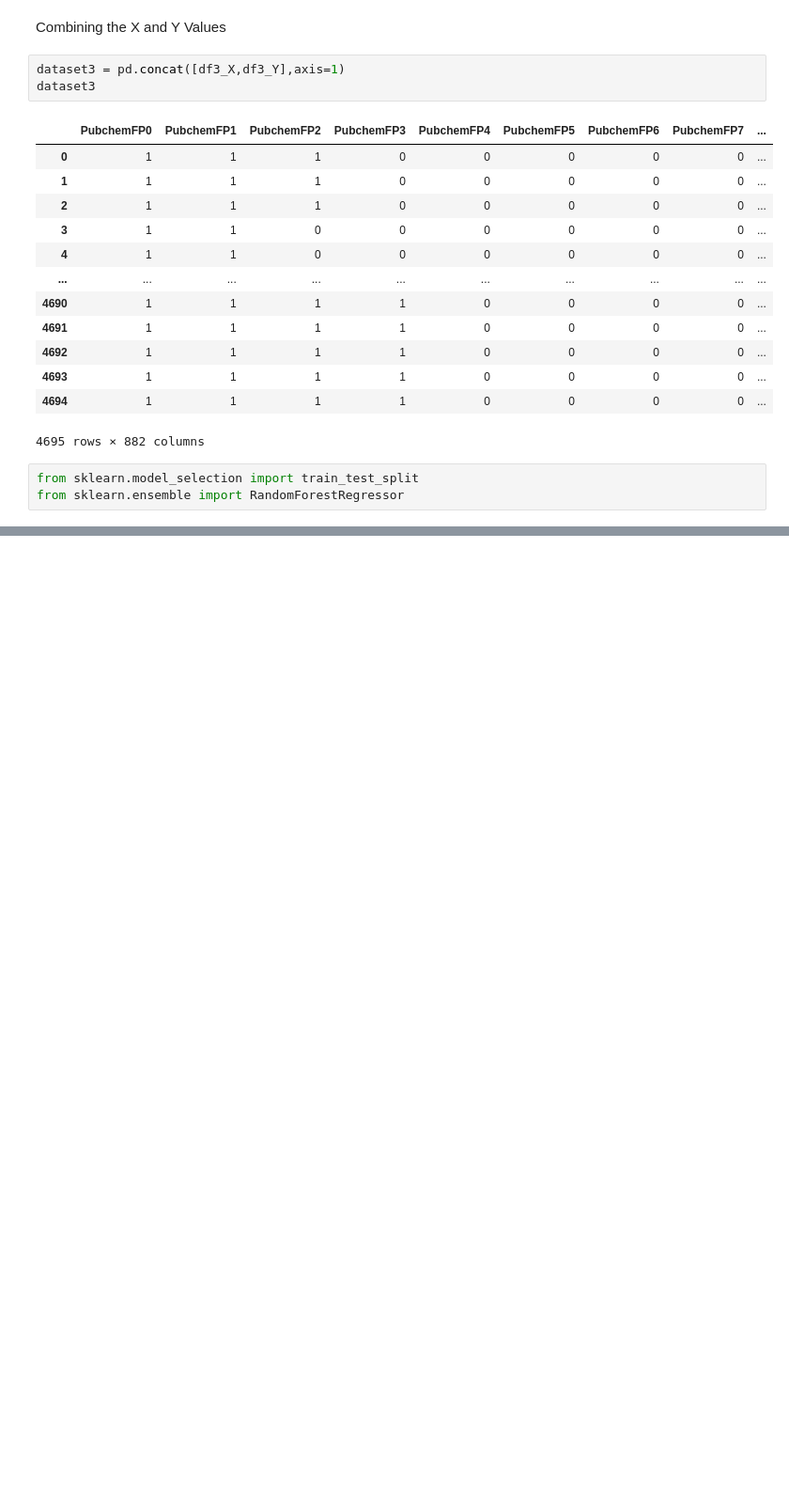
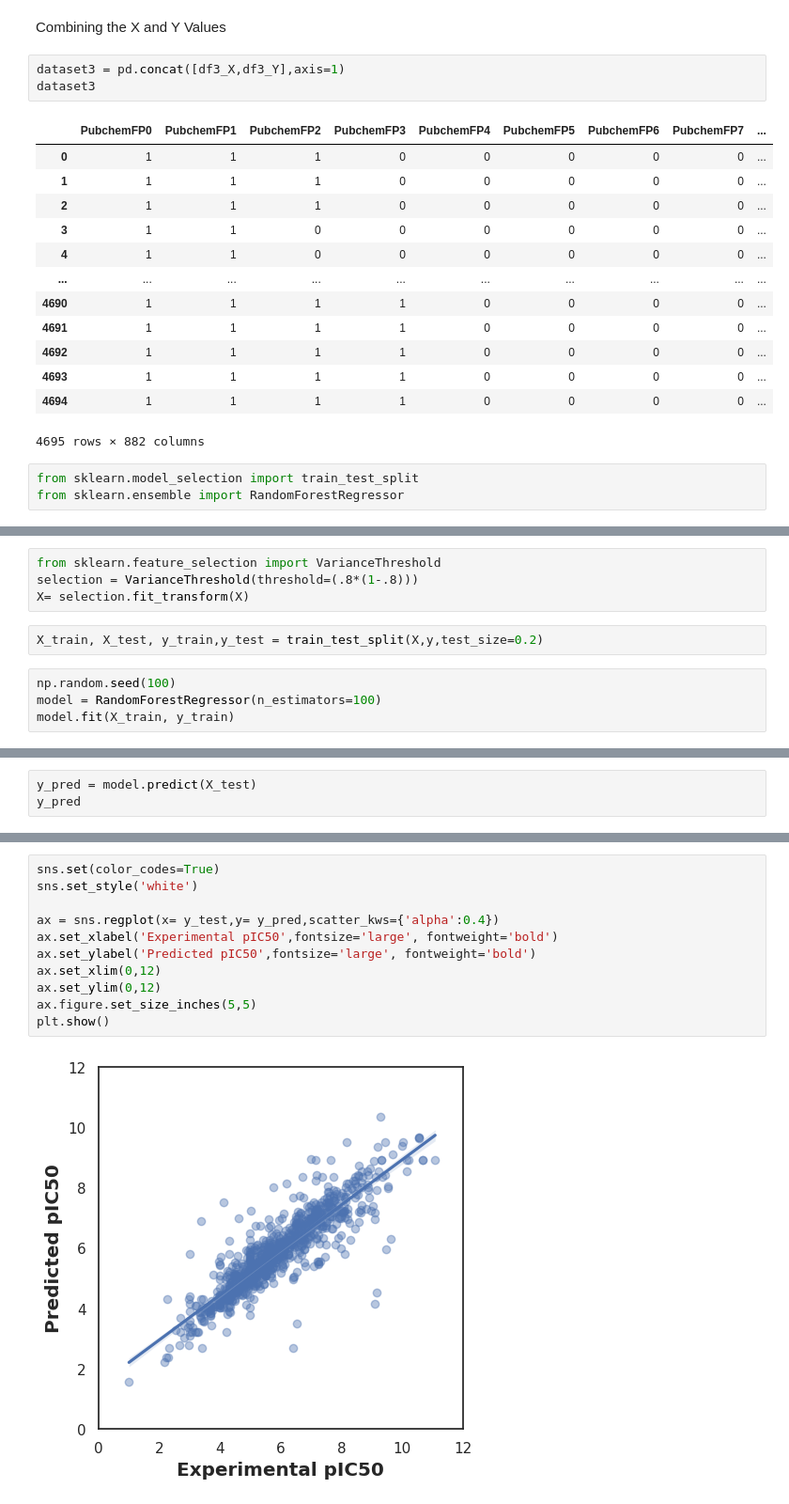
Before and after one commit to Favour-Aransiola/drug-discovery, a Jupyter notebook: drug_discovery.ipynb, the cells around one changed output, grey strips where cells are left out. Shown at 94% size. Saved outputs shown, nothing was run; the diff lists cells and outputs as text; blank space fills up the shorter version.

```diff
--- a/drug_discovery.ipynb
+++ b/drug_discovery.ipynb
@@ -540,0 +576,10 @@ from sklearn.ensemble import RandomForestRegressor
+# %%
+from sklearn.feature_selection import VarianceThreshold
+selection = VarianceThreshold(threshold=(.8*(1-.8)))
+X= selection.fit_transform(X)
+# %%
+X_train, X_test, y_train,y_test = train_test_split(X,y,test_size=0.2)
+# %%
+np.random.seed(100)
+model = RandomForestRegressor(n_estimators=100)
+model.fit(X_train, y_train)
@@ -540,0 +593,3 @@ from sklearn.ensemble import RandomForestRegressor
+# %%
+y_pred = model.predict(X_test)
+y_pred
@@ -540,0 +614,13 @@ from sklearn.ensemble import RandomForestRegressor
+# %%
+sns.set(color_codes=True)
+sns.set_style('white')
+
+ax = sns.regplot(x= y_test,y= y_pred,scatter_kws={'alpha':0.4})
+ax.set_xlabel('Experimental pIC50',fontsize='large', fontweight='bold')
+ax.set_ylabel('Predicted pIC50',fontsize='large', fontweight='bold')
+ax.set_xlim(0,12)
+ax.set_ylim(0,12)
+ax.figure.set_size_inches(5,5)
+plt.show()
+# %% [output]
+[figure, added]
```
Also changed, not shown: parts of 30 cells of this notebook.
